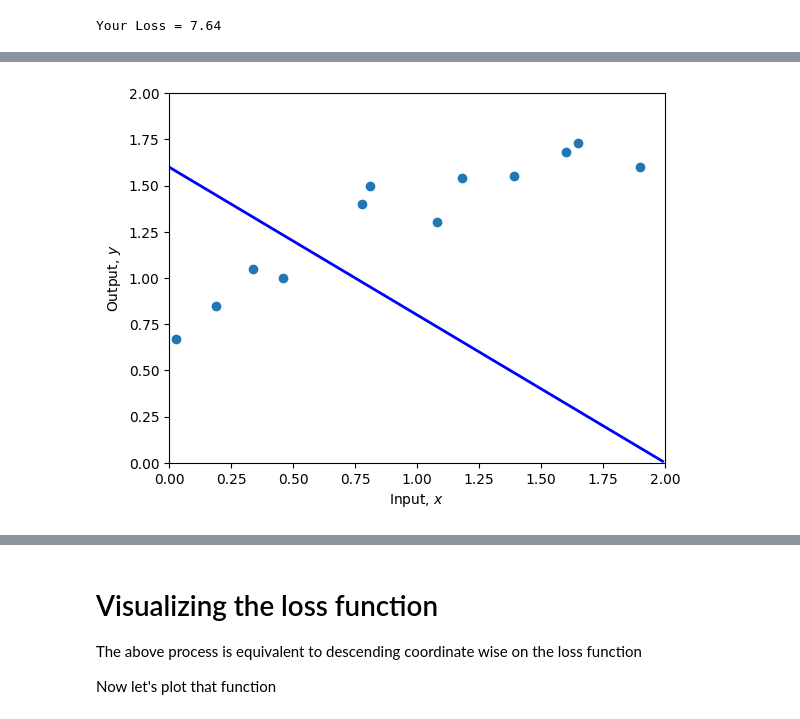
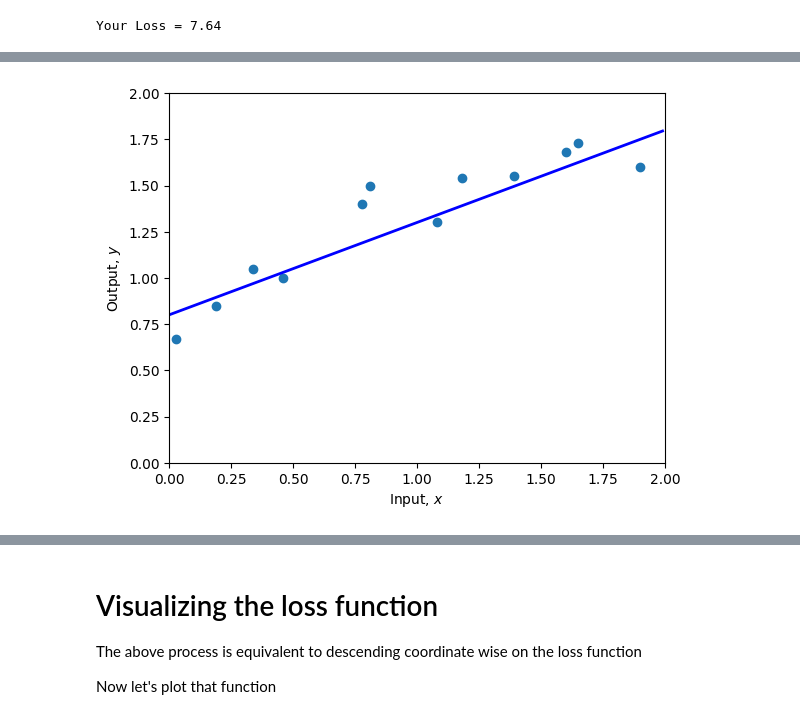
Before and after one commit to GobLyne/DeepLearningPractice, a Jupyter notebook: [Deep_Learning]_2_1_Supervised_Learning.ipynb, the cells around one changed output, grey strips where cells are left out. Cells and saved outputs as stored; diff of their text form; code cells hidden in the pictures.

Commit message:
Updated tutorial 2 practice for Supervised Learning

```diff
--- a/[Deep_Learning]_2_1_Supervised_Learning.ipynb
+++ b/[Deep_Learning]_2_1_Supervised_Learning.ipynb
@@ -100,51 +110,89 @@ Your Loss = 7.64
 # Then fix phi0 and try changing phi1 until you can't make the loss go down any more
 # Repeat this process until you find a set of parameters that fit the model as in figure 2.2d
 # You can either do this by hand, or if you want to get fancy, write code to descent automatically in this way
-# Start at these values:
-phi0 = 1.60 ; phi1 =-0.8
 
 loss = compute_loss(x,y,phi0,phi1)
-plot(x,y,phi0,phi1)
-print(f'Your Loss = {loss:3.2f}')
+print(f'Initial Loss = {loss:3.2f}, Initial Phi0 = {phi0:3.2f}, Initial Phi1 = {phi1:3.2f}')
+print()
 
-# Fix phi1 and adjust phi0 to minimize the loss
+# Algorithm for the parameters automated adjustment (Phi0, Phi1)
+def fix_parameters(x, y, phi0, phi1, loss, learning_rate = 0.1, tolerance = 1e-6, max_iterations = 1000):
+  previous_loss = loss
+  iterations = 0
 
-def fix_phi1(x, y, phi0, phi1, loss, learning_rate = 0.1, tolerance = 1e-6):
-  previous_loss = loss
-  change_in_loss = float('inf') # Setting up the initial value is infinity to ensure (change_in_loss > tolerance) this loop runs at least once
+  while iterations < max_iterations:
+    # Fix phi1, adjust phi0
+    print("Adjusting phi0...")
+    previous_loss = loss
+    phi0 = adjust_phi0(x, y, phi0, phi1, previous_loss, learning_rate, tolerance)
+
+    loss = compute_loss(x, y, phi0, phi1)
+    print(f'Loss after adjusting Phi0 = {loss:3.2f}, Final Phi0 = {phi0:3.2f}')
+
+    # Fix phi0, adjust phi1
+    print("Adjusting phi1...")
+    previous_loss = loss
+    phi1 = adjust_phi1(x, y, phi0, phi1, previous_loss, learning_rate, tolerance)
+
+    loss = compute_loss(x, y, phi0, phi1)
+    print(f'Loss after adjusting Phi1 = {loss:3.2f}, Final Phi1 = {phi0:3.2f}')
+
+    change_in_loss = abs(previous_loss - loss)
+    if change_in_loss < tolerance:
+      print("Change in loss is below the tolerance threshold; stopping.")
+      break
+
+    iterations += 1
+    print(f"Iteration {iterations}: Loss = {loss:3.2f}")
+
+  print(f'Final Loss = {loss:3.2f}, Final phi0 = {phi0:3.2f}, Final phi1 = {phi1:3.2f}')
+  plot(x, y, phi0, phi1)
+  return loss
+
+# Adjusting the Phi0 by fixing the Phi1
+def adjust_phi0(x, y, phi0, phi1, previous_loss, learning_rate, tolerance):
+  temp_loss = compute_loss(x, y, phi0 - learning_rate, phi1)
+  change_in_loss = abs(temp_loss - previous_loss)
 
   while change_in_loss > tolerance:
-    # Compute loss for current phi0
-    temp_loss = compute_loss(x, y, phi0, phi1)
-    print(f'Current phi0 = {phi0:3.2f}, Loss = {temp_loss:3.2f}')
-
-    change_in_loss = abs(temp_loss - previous_loss)
-
-    # Check if the loss improve
     if temp_loss < previous_loss:
       phi0 -= learning_rate
       previous_loss = temp_loss
     else:
-      # If decreasing phi0 did not improve the loss, check if increasing it helps
       temp_loss_increase = compute_loss(x, y, phi0 + learning_rate, phi1)
       if temp_loss_increase < previous_loss:
-          # Increase phi0
-          phi0 += learning_rate
-          previous_loss = temp_loss_increase
+        phi0 += learning_rate
+        previous_loss = temp_loss_increase
       else:
-          # If neither increasing nor decreasing improves the loss, break the loop
-          print("Loss did not improve in either direction; stopping.")
-          break
-      # break # Break if the loss does not improve
+        break
+    temp_loss = compute_loss(x, y, phi0, phi1)
+    change_in_loss = abs(temp_loss - previous_loss)
 
-  # Final plot after adjusting phi0
-  plot(x, y, phi0, phi1)
-  return previous_loss
+  return phi0
+
+# Adjusting the Phi1 by fixing the Phi0
+def adjust_phi1(x, y, phi0, phi1, previous_loss, learning_rate, tolerance):
+  temp_loss = compute_loss(x, y, phi0, phi1 - learning_rate)
+  change_in_loss = abs(temp_loss - previous_loss)
+
+  while change_in_loss > tolerance:
+    if temp_loss < previous_loss:
+      phi1 -= learning_rate
+      previous_loss = temp_loss
+    else:
+      temp_loss_increase = compute_loss(x, y, phi0, phi1 + learning_rate)
+      if temp_loss_increase < previous_loss:
+        phi1 += learning_rate
+        previous_loss = temp_loss_increase
+      else:
+        break
+    temp_loss = compute_loss(x, y, phi0, phi1)
+    change_in_loss = abs(temp_loss - previous_loss)
+
+  return phi1
 
 
-# Call the function to adjust phi0
-final_loss = fix_phi1(x, y, phi0, phi1, loss)
 
-# Final output
-print(f'Final Loss = {final_loss:3.2f}, Final phi0 = {phi0:3.2f}')
+# Call the function to adjust both phi0 and phi1
+final_loss = fix_parameters(x, y, phi0, phi1, loss)
 # %% [output]
@@ -151 +216 @@ print(f'Final Loss = {final_loss:3.2f}, Final phi0 = {phi0:3.2f}')
-[figure, old version]
+[figure, new version]
```
Also changed, not shown: parts of 6 cells of this notebook.
